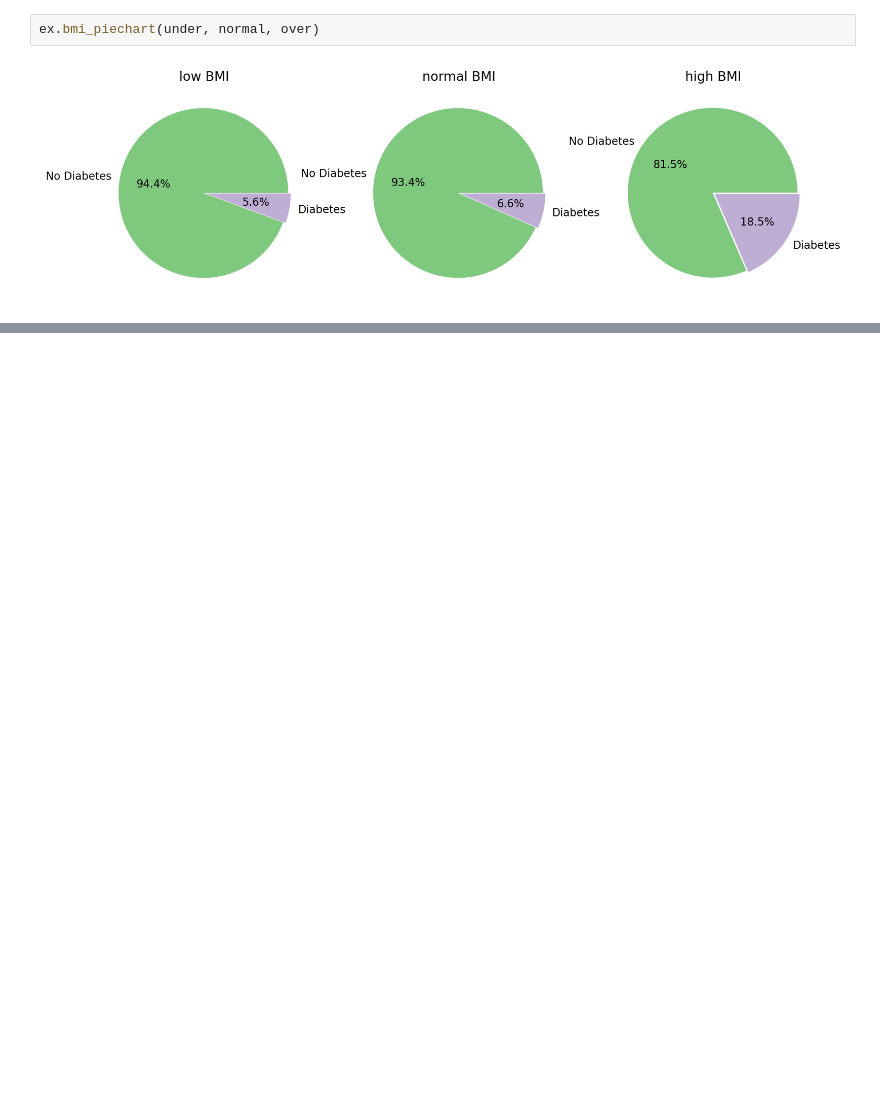
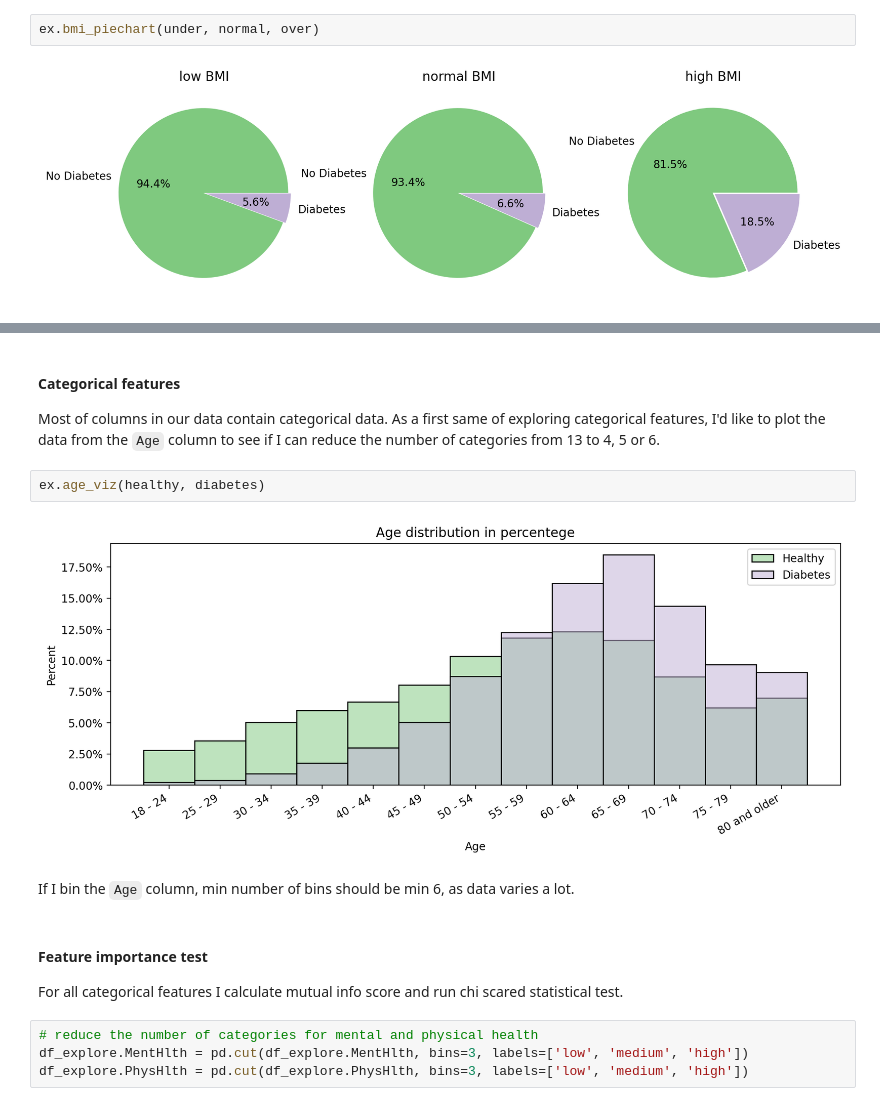
Before and after one commit to nadia-paz/cdc_diabetes, a Jupyter notebook: notebook.ipynb, the cells around one changed output, grey strips where cells are left out. Saved outputs shown, nothing was run; the diff lists cells and outputs as text; blank space fills up the shorter version.

```diff
--- a/notebook.ipynb
+++ b/notebook.ipynb
@@ -170,0 +198,17 @@ ex.bmi_piechart(under, normal, over)
+# %% [markdown]
+#### Categorical features
+
+Most of columns in our data contain categorical data. As a first same of exploring categorical features, I'd like to plot the data from the `Age` column to see if I can reduce the number of categories from 13 to 4, 5 or 6.
+# %%
+ex.age_viz(healthy, diabetes)
+# %% [output]
+[figure, added]
+# %% [markdown]
+If I bin the `Age` column, min number of bins should be min 6, as data varies a lot.
+# %% [markdown]
+#### Feature importance test
+For all categorical features I calculate mutual info score and run chi scared statistical test.
+# %%
+# reduce the number of categories for mental and physical health
+df_explore.MentHlth = pd.cut(df_explore.MentHlth, bins=3, labels=['low', 'medium', 'high'])
+df_explore.PhysHlth = pd.cut(df_explore.PhysHlth, bins=3, labels=['low', 'medium', 'high'])
```
Also changed, not shown: parts of 20 cells of this notebook.
